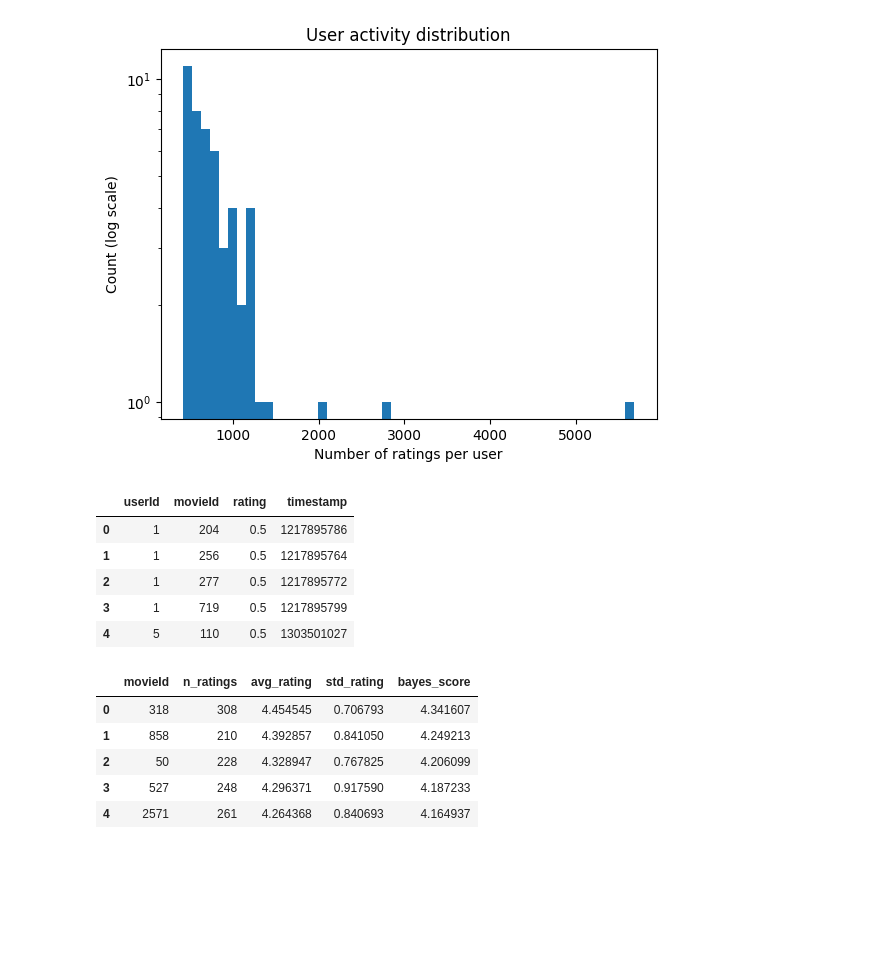
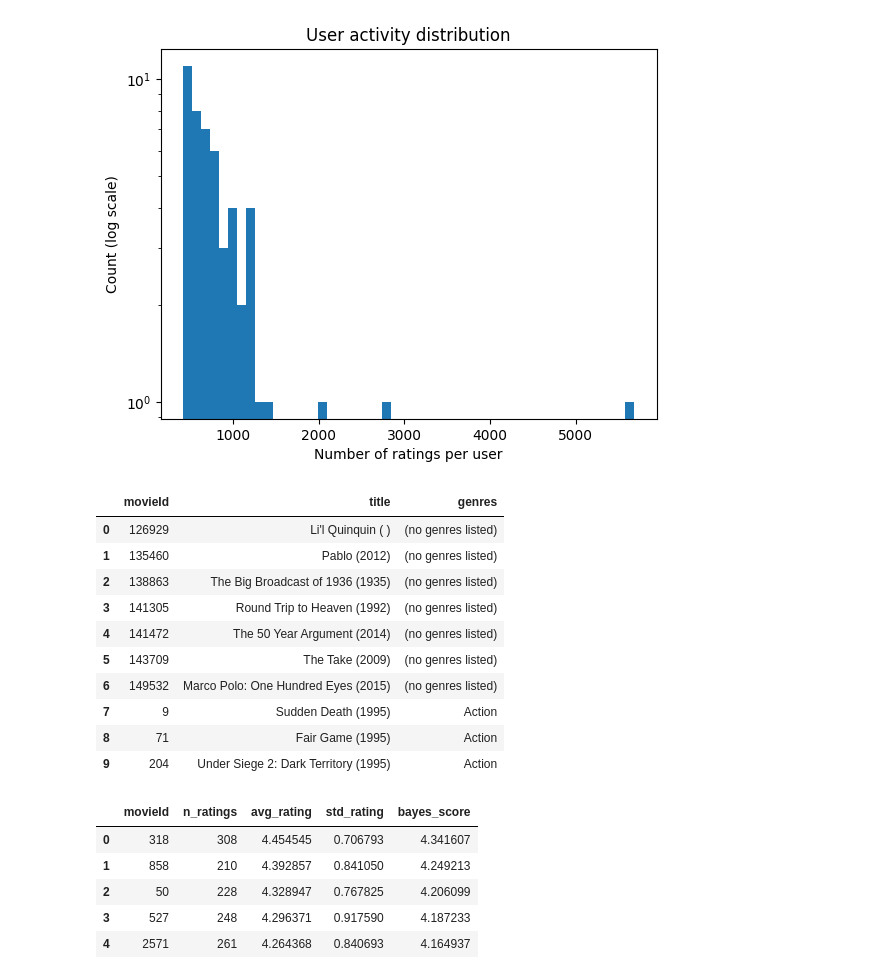
Before and after one commit to ifatmagamha/Personalized_Movie_Recommendation_System, a Jupyter notebook: Untitled.ipynb, the cells around one changed output. Drawn from its saved outputs; the diff is of its cells as text; code cells hidden in the pictures; blank space fills up the shorter version.

```diff
--- a/Untitled.ipynb
+++ b/Untitled.ipynb
@@ -208,15 +208,20 @@ user_stats.to_parquet("data/user_stats.parquet")
 # %%
 import pandas as pd
 
-df = pd.read_parquet("data/interactions.parquet")
-df.head()
+df = pd.read_parquet("data/movies.parquet")
+df.head(10)
 # %% [output]
-|  | userId | movieId | rating | timestamp |
-| 0 | 1 | 204 | 0.5 | 1217895786 |
-| 1 | 1 | 256 | 0.5 | 1217895764 |
-| 2 | 1 | 277 | 0.5 | 1217895772 |
-| 3 | 1 | 719 | 0.5 | 1217895799 |
-| 4 | 5 | 110 | 0.5 | 1303501027 |
+|  | movieId | title | genres |
+| 0 | 126929 | Li'l Quinquin ( ) | (no genres listed) |
+| 1 | 135460 | Pablo (2012) | (no genres listed) |
+| 2 | 138863 | The Big Broadcast of 1936 (1935) | (no genres listed) |
+| 3 | 141305 | Round Trip to Heaven (1992) | (no genres listed) |
+| 4 | 141472 | The 50 Year Argument (2014) | (no genres listed) |
+| 5 | 143709 | The Take (2009) | (no genres listed) |
+| 6 | 149532 | Marco Polo: One Hundred Eyes (2015) | (no genres listed) |
+| 7 | 9 | Sudden Death (1995) | Action |
+| 8 | 71 | Fair Game (1995) | Action |
+| 9 | 204 | Under Siege 2: Dark Territory (1995) | Action |
 # %%
 import pandas as pd
 
```
Also changed, not shown: parts of 3 cells of this notebook, 52 other files.
